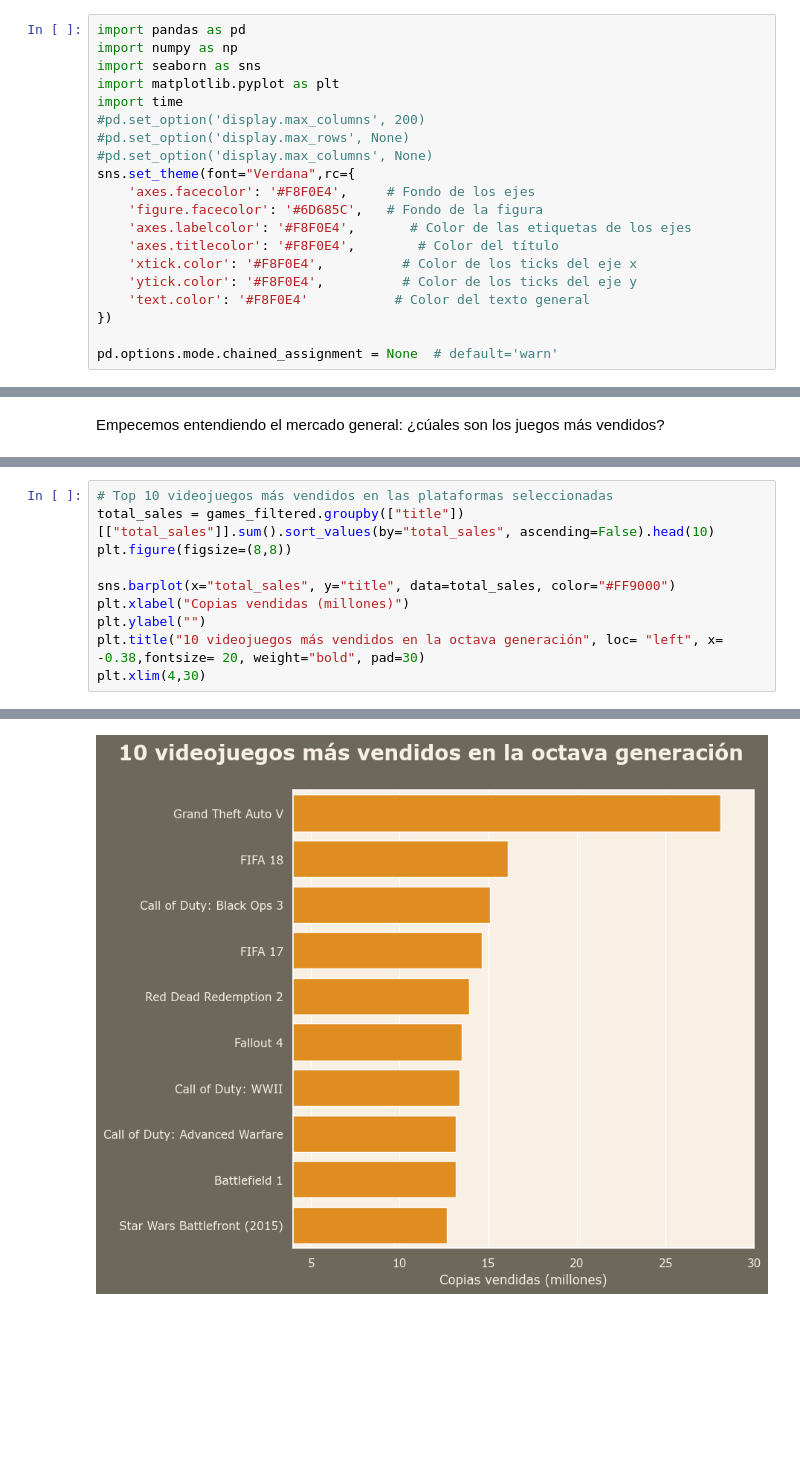
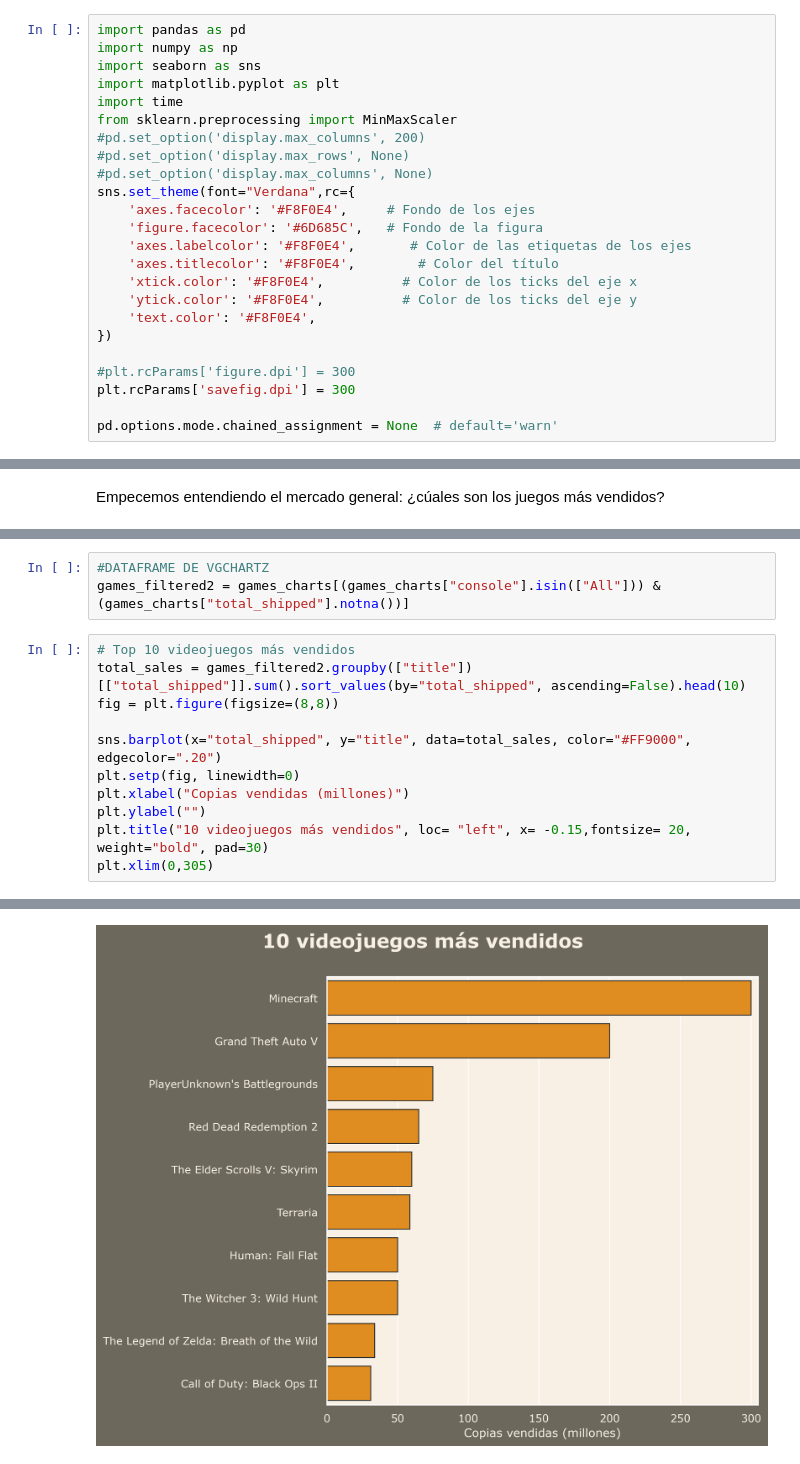
Before and after one commit to manuelfranceschi/EDA_GameInvestment, a Jupyter notebook: src/notebooks/Definicion_EDA.ipynb, the cells around one changed output, grey strips where cells are left out. Drawn from its saved outputs; the diff is of its cells as text; blank space fills up the shorter version.

```diff
--- a/src/notebooks/Definicion_EDA.ipynb
+++ b/src/notebooks/Definicion_EDA.ipynb
@@ -40,6 +36,7 @@ import numpy as np
 import seaborn as sns
 import matplotlib.pyplot as plt
 import time
+from sklearn.preprocessing import MinMaxScaler
 #pd.set_option('display.max_columns', 200)
 #pd.set_option('display.max_rows', None)
 #pd.set_option('display.max_columns', None)
@@ -50,9 +47,12 @@ sns.set_theme(font="Verdana",rc={
     'axes.titlecolor': '#F8F0E4',        # Color del título
     'xtick.color': '#F8F0E4',          # Color de los ticks del eje x
     'ytick.color': '#F8F0E4',          # Color de los ticks del eje y
-    'text.color': '#F8F0E4'           # Color del texto general
+    'text.color': '#F8F0E4',
 })
 
+#plt.rcParams['figure.dpi'] = 300
+plt.rcParams['savefig.dpi'] = 300
+
 pd.options.mode.chained_assignment = None  # default='warn'
 # %% [markdown]
 Realmente el que más trabajo nos llevará limpiar y aprovechar sus columnas será el primer DataFrame (games.csv)
@@ -188,11 +193,15 @@ games_filtered = games_charts[(games_charts["console"].isin(["PS4", "XOne", "PC"
+# %%
+#DATAFRAME DE VGCHARTZ
+games_filtered2 = games_charts[(games_charts["console"].isin(["All"])) & (games_charts["total_shipped"].notna())]
 # %%
-# Top 10 videojuegos más vendidos en las plataformas seleccionadas
-total_sales = games_filtered.groupby(["title"])[["total_sales"]].sum().sort_values(by="total_sales", ascending=False).head(10)
-plt.figure(figsize=(8,8))
+# Top 10 videojuegos más vendidos
+total_sales = games_filtered2.groupby(["title"])[["total_shipped"]].sum().sort_values(by="total_shipped", ascending=False).head(10)
+fig = plt.figure(figsize=(8,8))
 
-sns.barplot(x="total_sales", y="title", data=total_sales, color="#FF9000")
+sns.barplot(x="total_shipped", y="title", data=total_sales, color="#FF9000", edgecolor=".20")
+plt.setp(fig, linewidth=0)
 plt.xlabel("Copias vendidas (millones)")
 plt.ylabel("")
-plt.title("10 videojuegos más vendidos en la octava generación", loc= "left", x= -0.38,fontsize= 20, weight="bold", pad=30)
-plt.xlim(4,30)
+plt.title("10 videojuegos más vendidos", loc= "left", x= -0.15,fontsize= 20, weight="bold", pad=30)
+plt.xlim(0,305)
 # %% [output]
@@ -200,2 +209,2 @@ plt.xlim(4,30)
-[figure, old version]
+[figure, new version]
 # %% [markdown]
```
Also changed, not shown: parts of 36 cells of this notebook, 5 other files.
